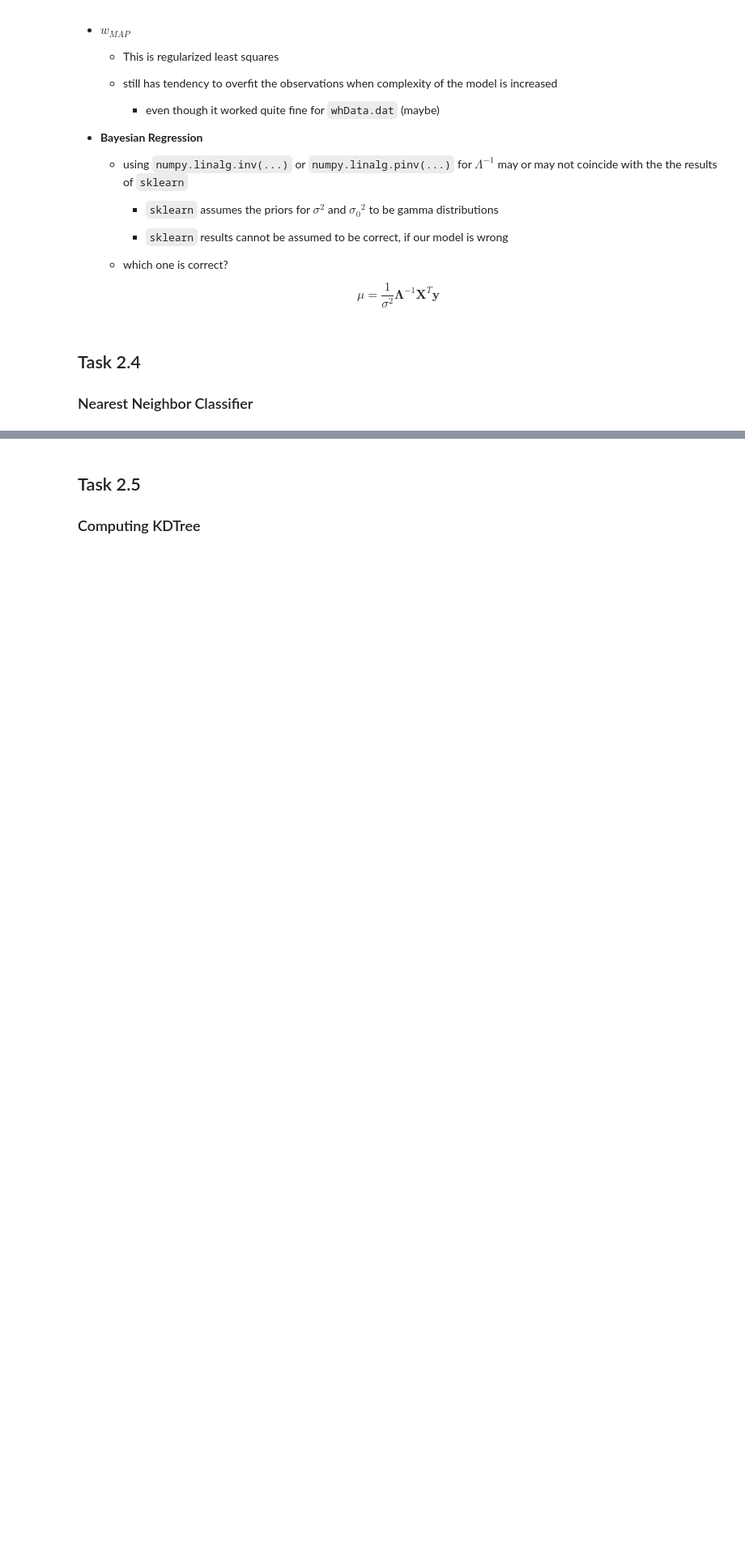
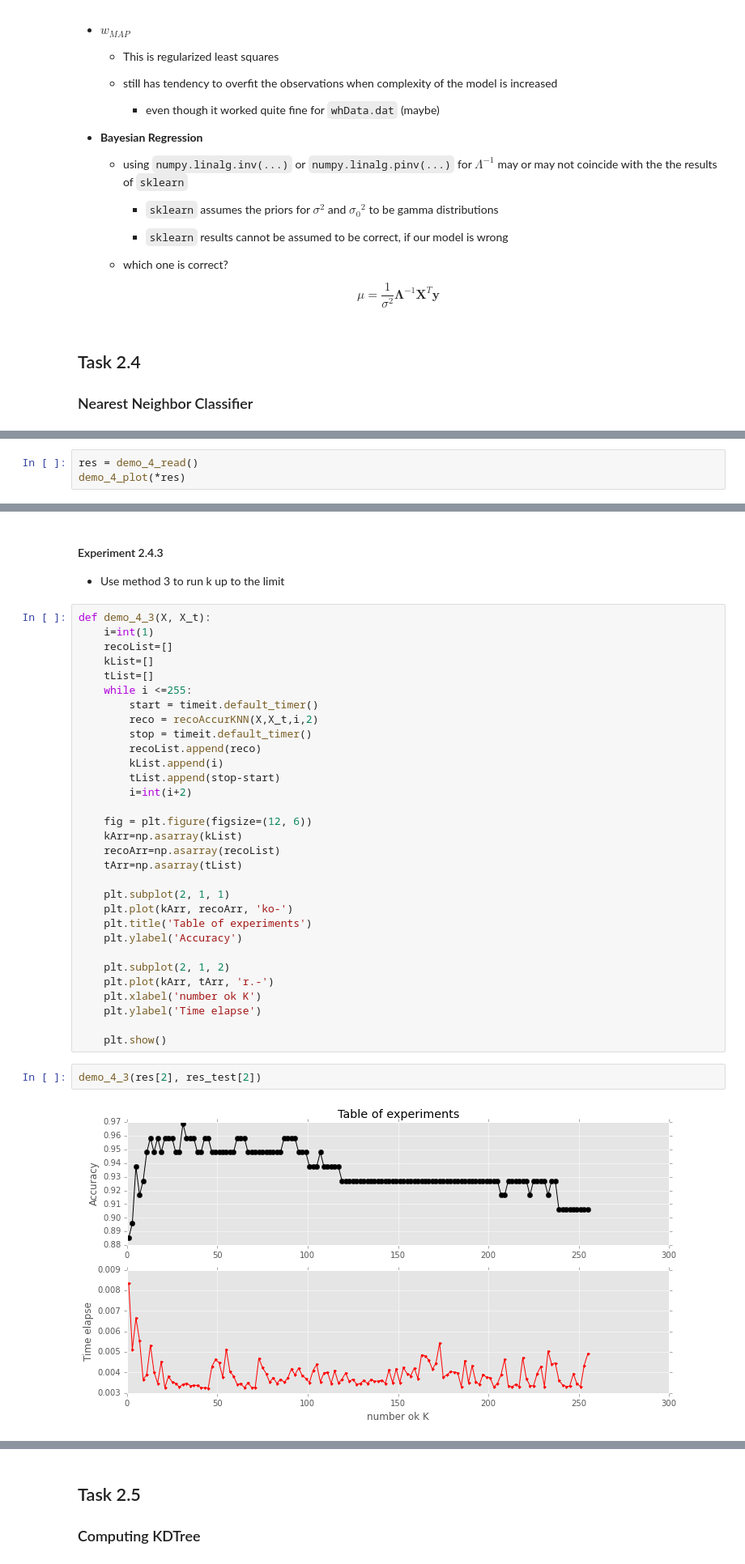
Before and after one commit to motjuste/patt-rex, a Jupyter notebook: project-02-demo.ipynb, the cells around one changed output, grey strips where cells are left out. Shown: that part at 81% size. Saved outputs shown, nothing was run; the diff lists cells and outputs as text; blank space fills up the shorter version.

```diff
--- a/project-02-demo.ipynb
+++ b/project-02-demo.ipynb
@@ -593,0 +641,3 @@ $$ \mu = \frac{1}{\sigma^2} \mathbf{\Lambda}^{-1} \mathbf{X}^T \mathbf{y}$$
+# %%
+res = demo_4_read()
+demo_4_plot(*res)
@@ -593,0 +820,38 @@ $$ \mu = \frac{1}{\sigma^2} \mathbf{\Lambda}^{-1} \mathbf{X}^T \mathbf{y}$$
+# %% [markdown]
+#### Experiment 2.4.3
+- Use method 3 to run k up to the limit
+# %%
+def demo_4_3(X, X_t):
+    i=int(1)
+    recoList=[]
+    kList=[]
+    tList=[]
+    while i <=255:
+        start = timeit.default_timer()
+        reco = recoAccurKNN(X,X_t,i,2)
+        stop = timeit.default_timer()
+        recoList.append(reco)
+        kList.append(i)
+        tList.append(stop-start)
+        i=int(i+2)
+
+    fig = plt.figure(figsize=(12, 6))
+    kArr=np.asarray(kList)
+    recoArr=np.asarray(recoList)
+    tArr=np.asarray(tList)
+
+    plt.subplot(2, 1, 1)
+    plt.plot(kArr, recoArr, 'ko-')
+    plt.title('Table of experiments')
+    plt.ylabel('Accuracy')
+
+    plt.subplot(2, 1, 2)
+    plt.plot(kArr, tArr, 'r.-')
+    plt.xlabel('number ok K')
+    plt.ylabel('Time elapse')
+
+    plt.show()
+# %%
+demo_4_3(res[2], res_test[2])
+# %% [output]
+[figure, added]
```
Also changed, not shown: parts of 35 cells of this notebook.
